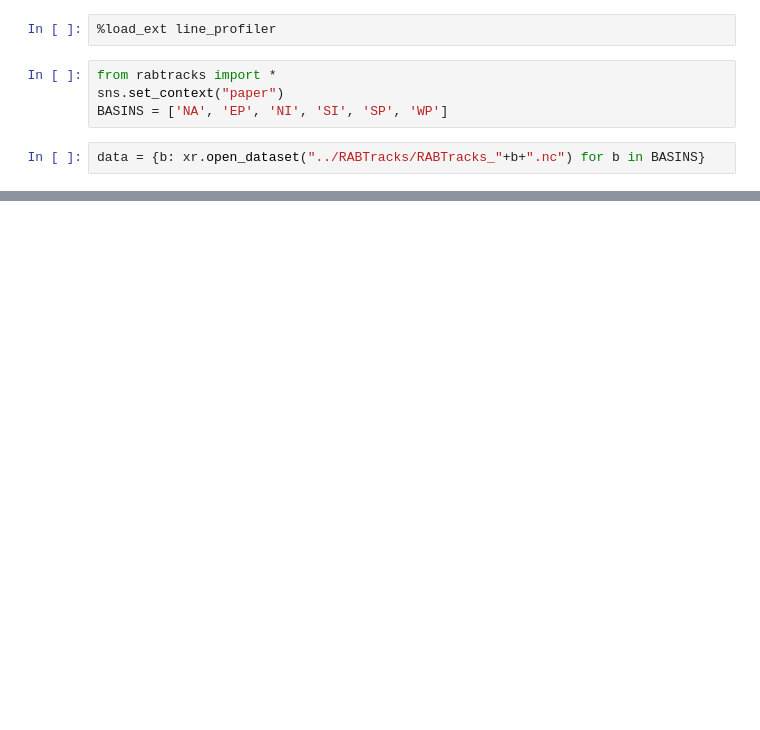
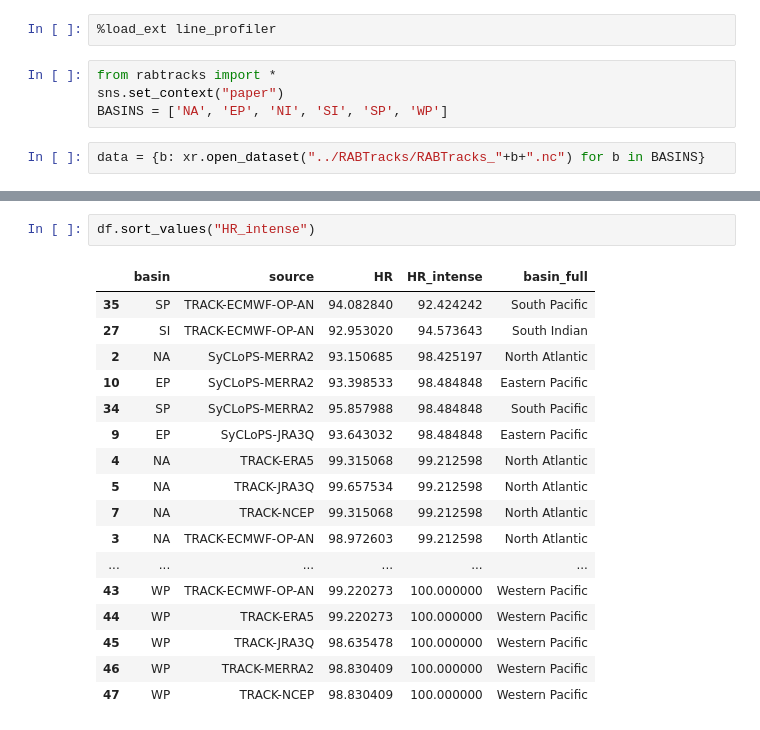
Before and after one commit to Huracan-project/RABTracks, a Jupyter notebook: paper_figs/hit_rates.ipynb, the cells around one changed output, grey strips where cells are left out. Cells and saved outputs as stored; diff of their text form; blank space fills up the shorter version.

```diff
--- a/paper_figs/hit_rates.ipynb
+++ b/paper_figs/hit_rates.ipynb
@@ -99,3 +133,23 @@ Name: HR, dtype: float64
+# %%
+df.sort_values("HR_intense")
+# %% [output]
+|  | basin | source | HR | HR_intense | basin_full |
+| 35 | SP | TRACK-ECMWF-OP-AN | 94.082840 | 92.424242 | South Pacific |
+| 27 | SI | TRACK-ECMWF-OP-AN | 92.953020 | 94.573643 | South Indian |
+| 2 | NA | SyCLoPS-MERRA2 | 93.150685 | 98.425197 | North Atlantic |
+| 10 | EP | SyCLoPS-MERRA2 | 93.398533 | 98.484848 | Eastern Pacific |
+| 34 | SP | SyCLoPS-MERRA2 | 95.857988 | 98.484848 | South Pacific |
+| 9 | EP | SyCLoPS-JRA3Q | 93.643032 | 98.484848 | Eastern Pacific |
+| 4 | NA | TRACK-ERA5 | 99.315068 | 99.212598 | North Atlantic |
+| 5 | NA | TRACK-JRA3Q | 99.657534 | 99.212598 | North Atlantic |
+| 7 | NA | TRACK-NCEP | 99.315068 | 99.212598 | North Atlantic |
+| 3 | NA | TRACK-ECMWF-OP-AN | 98.972603 | 99.212598 | North Atlantic |
+| ... | ... | ... | ... | ... | ... |
+| 43 | WP | TRACK-ECMWF-OP-AN | 99.220273 | 100.000000 | Western Pacific |
+| 44 | WP | TRACK-ERA5 | 99.220273 | 100.000000 | Western Pacific |
+| 45 | WP | TRACK-JRA3Q | 98.635478 | 100.000000 | Western Pacific |
+| 46 | WP | TRACK-MERRA2 | 98.830409 | 100.000000 | Western Pacific |
+| 47 | WP | TRACK-NCEP | 98.830409 | 100.000000 | Western Pacific |
 # %%
 df.groupby("source").HR.mean()
 # %% [output]
```
Also changed, not shown: parts of 41 cells of this notebook, 16 other files.
